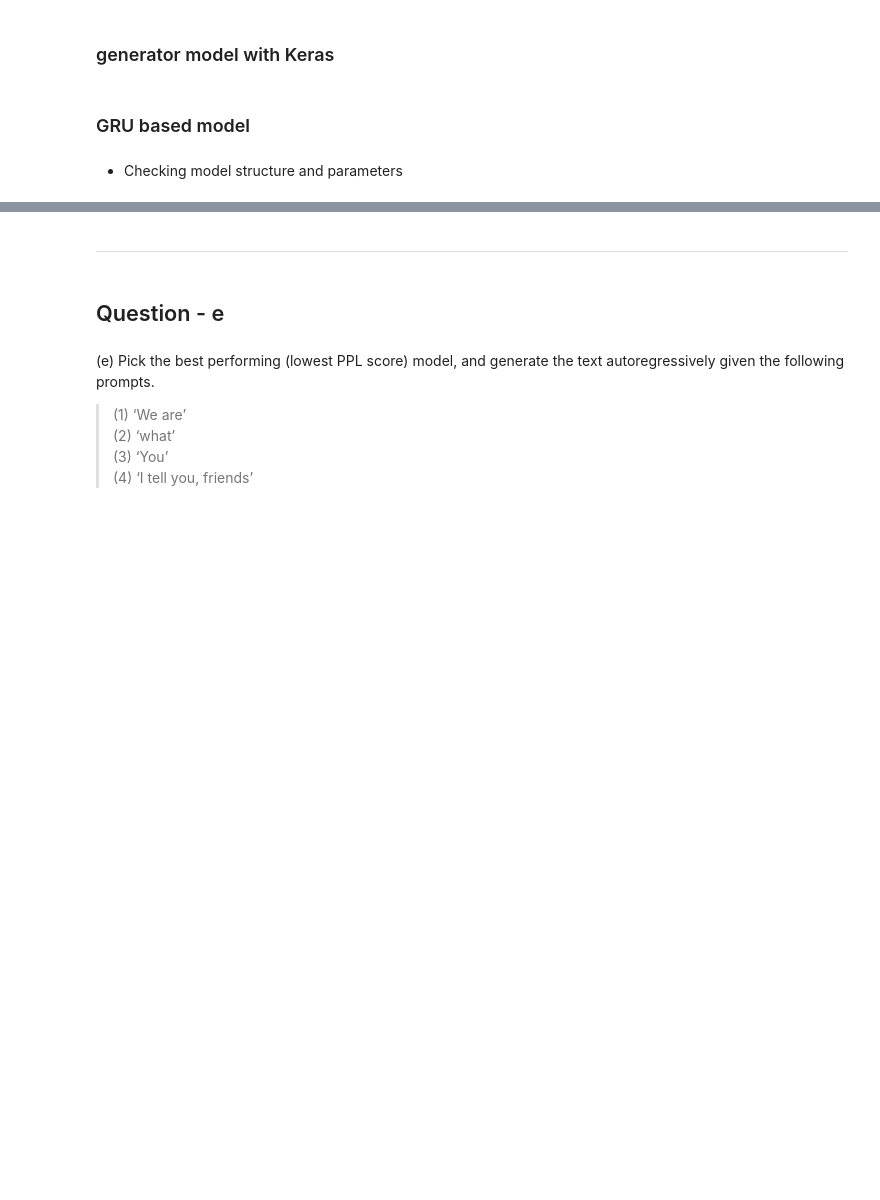
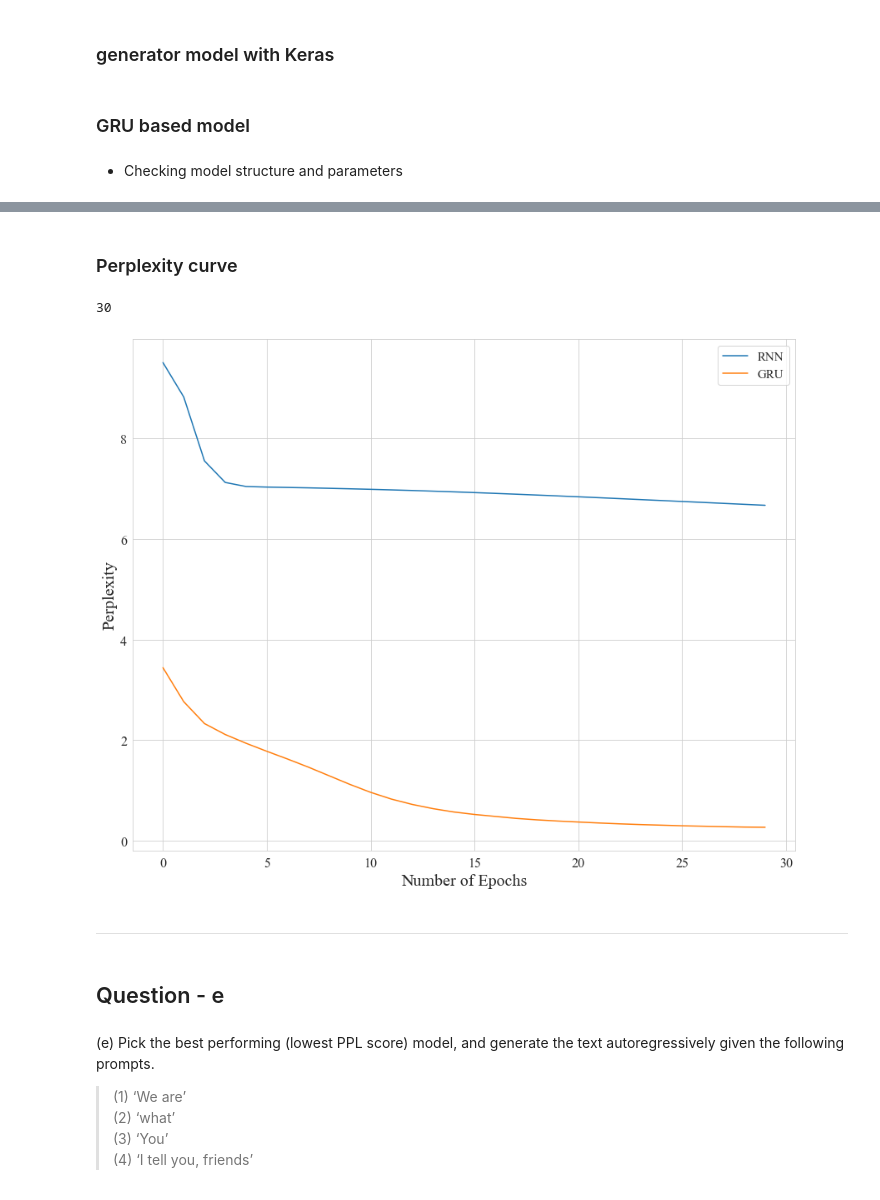
Before and after one commit to andrewyoo214/Machine_Learning_practices, a Jupyter notebook: RNN_implementation.ipynb, the cells around one changed output, grey strips where cells are left out. Drawn from its saved outputs; the diff is of its cells as text; code cells hidden in the pictures; blank space fills up the shorter version.

```diff
--- a/RNN_implementation.ipynb
+++ b/RNN_implementation.ipynb
@@ -416,3 +526,30 @@ history = model.fit(input_seqs, target_seqs, epochs=args_.epochs, batch_size=arg
+# %% [markdown]
+### Perplexity curve
+# %%
+ppl_gru = [3.4411, 2.7645, 2.3289, 2.1110, 1.9371, 1.7774, 1.6233, 1.4623, 1.2905, 1.1188, 0.9605, 0.8262, 0.7203, 0.6362, 0.5695, 0.5203, 0.4812, 0.4420, 0.4133, 0.3894, 0.3695, 0.3502, 0.3333, 0.3188, 0.3071, 0.2946, 0.2861, 0.2771, 0.2688, 0.2648]
+len(ppl_gru)
+# %% [output]
+30
+# %%
+## Loss Graphs
+plt.rc('font', family='Times New Roman', serif='Times')
+plt.rc('xtick', labelsize=16)
+plt.rc('ytick', labelsize=16)
+plt.rc('axes', labelsize=20)
+
+fig, ax = plt.subplots()
+fig.subplots_adjust(left=.15, bottom=-1.16, right=1.99, top=.97)
+
+## edit the plot list here
+plt.plot(range(args.epochs), ppl)
+plt.plot(range(args.epochs), ppl_gru)
+
+ax.set_ylabel('Perplexity')
+ax.set_xlabel('Number of Epochs')
+ax.legend(['RNN', 'GRU'],fontsize=15)
+sns.set_style('whitegrid')
+# %% [output]
+[figure, added]
 # %% [markdown]
 - - -
 # %% [markdown]
```
Also changed, not shown: parts of 46 cells of this notebook.
